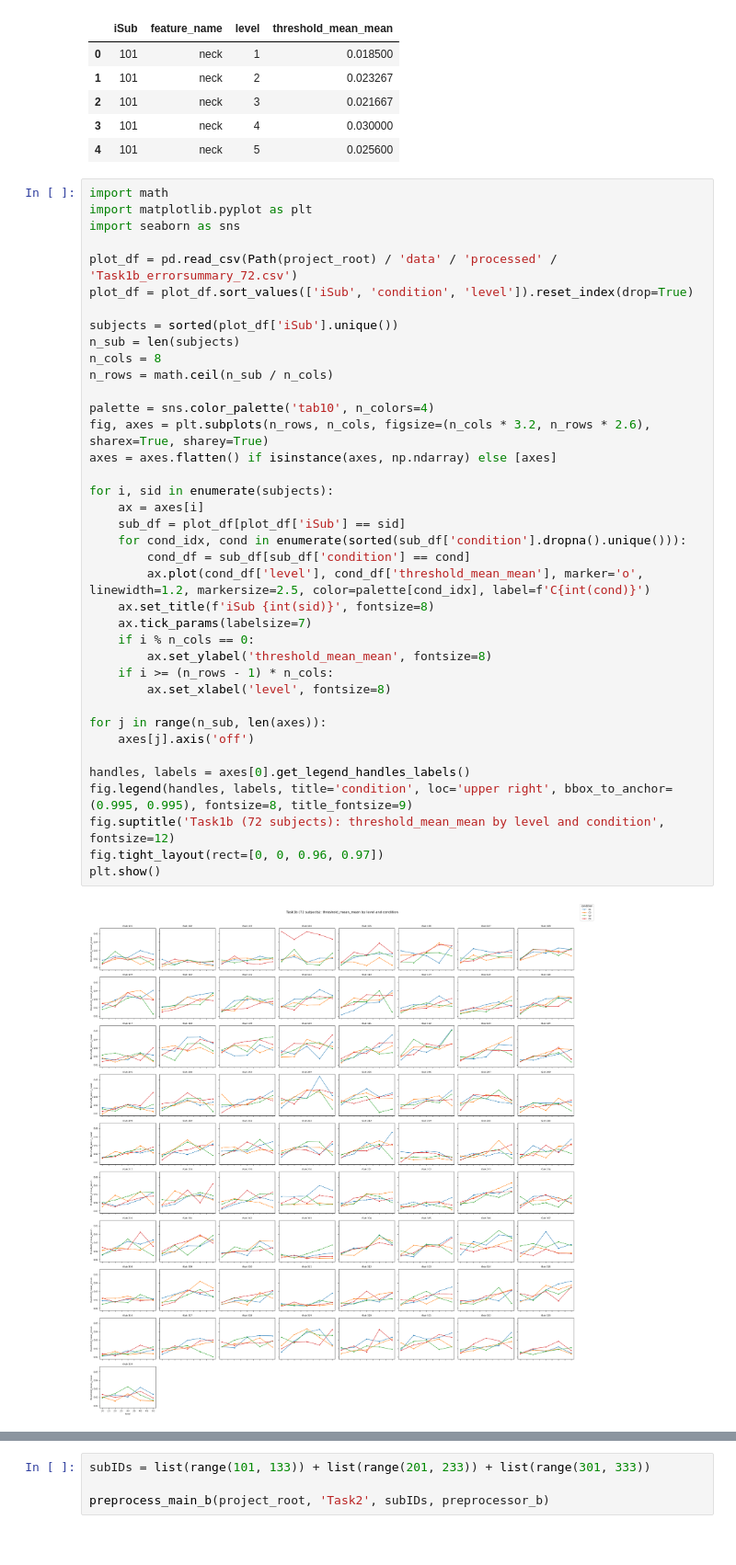
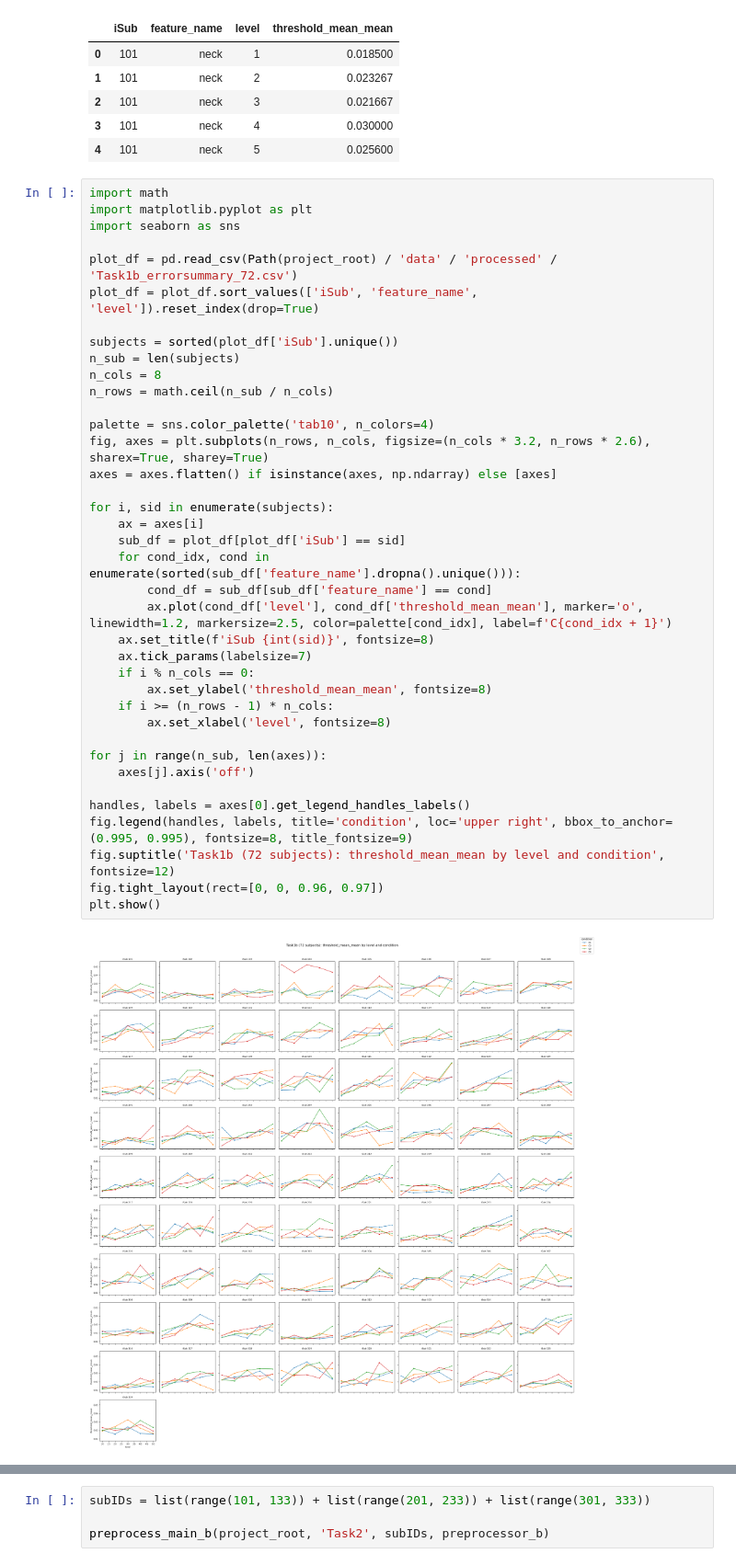
Before and after one commit to yjiong0228/CategoryLearning, a Jupyter notebook: notebooks/preprocess.ipynb, the cells around one changed output, grey strips where cells are left out. Shown at 92% size. Cells and saved outputs as stored; diff of their text form.

```diff
--- a/notebooks/preprocess.ipynb
+++ b/notebooks/preprocess.ipynb
@@ -159,38 +158,38 @@ import matplotlib.pyplot as plt
 import seaborn as sns
 
 plot_df = pd.read_csv(Path(project_root) / 'data' / 'processed' / 'Task1b_errorsummary_72.csv')
-plot_df = plot_df.sort_values(['iSub', 'condition', 'level']).reset_index(drop=True)
+plot_df = plot_df.sort_values(['iSub', 'feature_name', 'level']).reset_index(drop=True)
 
 subjects = sorted(plot_df['iSub'].unique())
 n_sub = len(subjects)
 n_cols = 8
 n_rows = math.ceil(n_sub / n_cols)
 
 palette = sns.color_palette('tab10', n_colors=4)
 fig, axes = plt.subplots(n_rows, n_cols, figsize=(n_cols * 3.2, n_rows * 2.6), sharex=True, sharey=True)
 axes = axes.flatten() if isinstance(axes, np.ndarray) else [axes]
 
 for i, sid in enumerate(subjects):
     ax = axes[i]
     sub_df = plot_df[plot_df['iSub'] == sid]
-    for cond_idx, cond in enumerate(sorted(sub_df['condition'].dropna().unique())):
-        cond_df = sub_df[sub_df['condition'] == cond]
-        ax.plot(cond_df['level'], cond_df['threshold_mean_mean'], marker='o', linewidth=1.2, markersize=2.5, color=palette[cond_idx], label=f'C{int(cond)}')
+    for cond_idx, cond in enumerate(sorted(sub_df['feature_name'].dropna().unique())):
+        cond_df = sub_df[sub_df['feature_name'] == cond]
+        ax.plot(cond_df['level'], cond_df['threshold_mean_mean'], marker='o', linewidth=1.2, markersize=2.5, color=palette[cond_idx], label=f'C{cond_idx + 1}')
     ax.set_title(f'iSub {int(sid)}', fontsize=8)
     ax.tick_params(labelsize=7)
     if i % n_cols == 0:
         ax.set_ylabel('threshold_mean_mean', fontsize=8)
     if i >= (n_rows - 1) * n_cols:
         ax.set_xlabel('level', fontsize=8)
 
 for j in range(n_sub, len(axes)):
     axes[j].axis('off')
 
 handles, labels = axes[0].get_legend_handles_labels()
 fig.legend(handles, labels, title='condition', loc='upper right', bbox_to_anchor=(0.995, 0.995), fontsize=8, title_fontsize=9)
 fig.suptitle('Task1b (72 subjects): threshold_mean_mean by level and condition', fontsize=12)
 fig.tight_layout(rect=[0, 0, 0.96, 0.97])
 plt.show()
 # %% [output]
-[figure, old version]
+[figure, new version]
 # %% [markdown]
```
Also changed, not shown: parts of 17 cells of this notebook, 17 other files.
